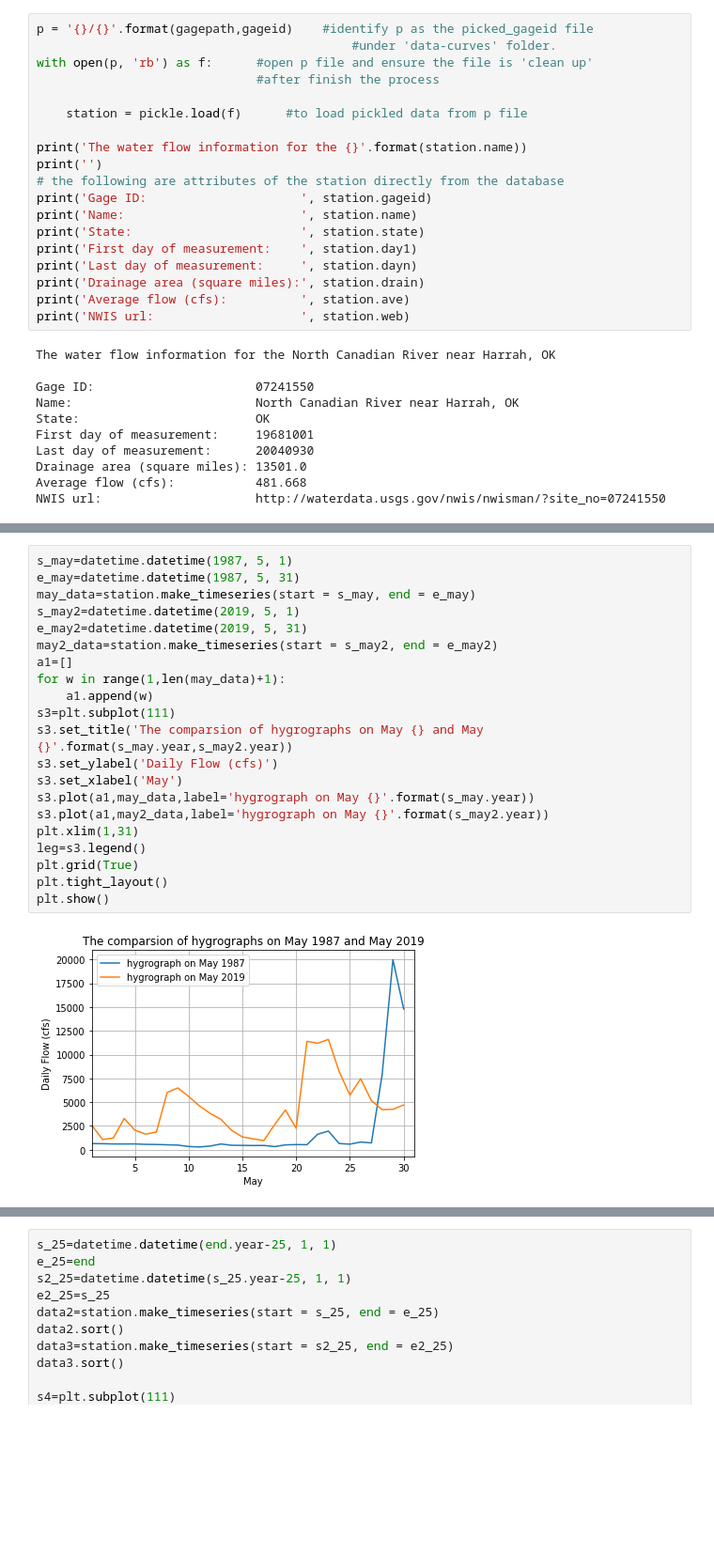
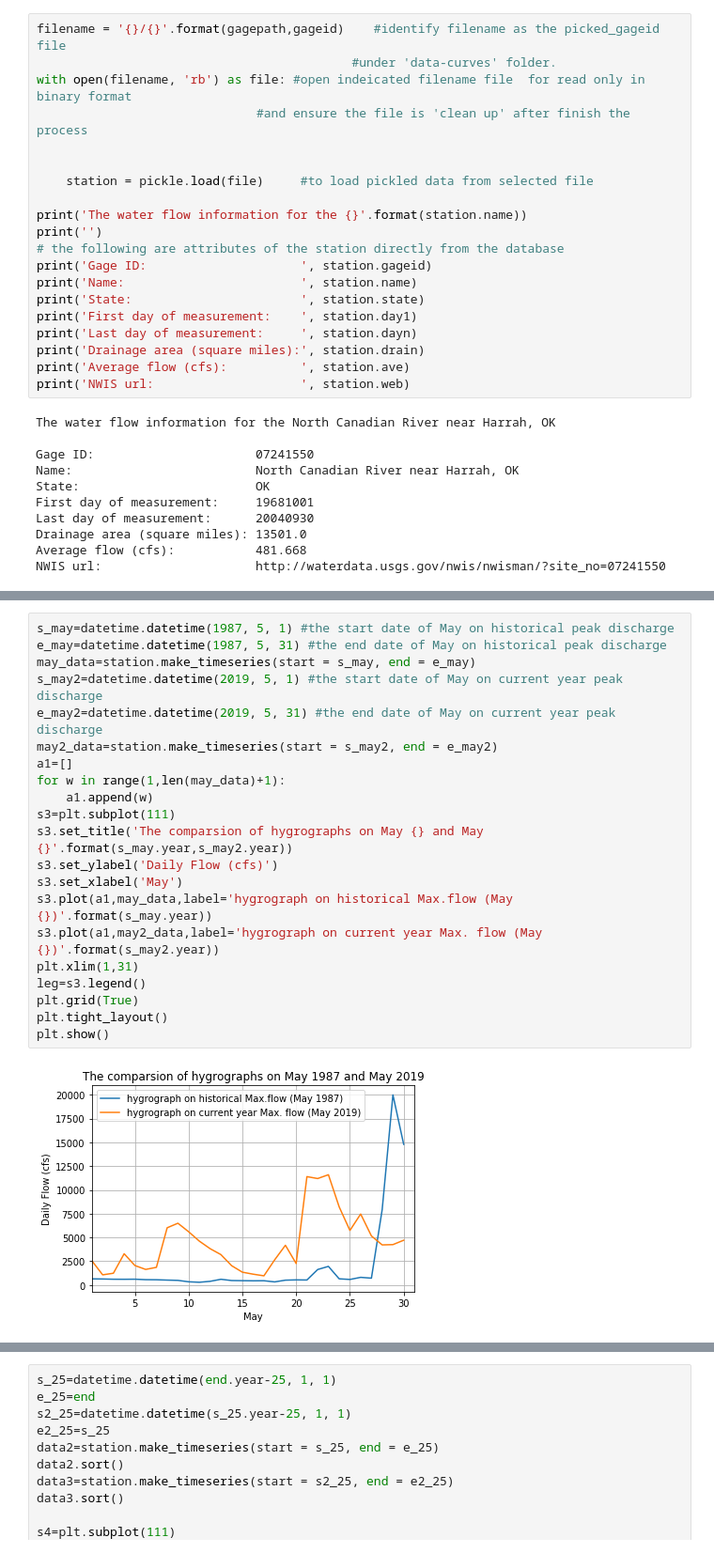
Before and after one commit to kangfh/NWIS_downloadandAnalysis, a Jupyter notebook: North_Canadian_river_study.ipynb, the cells around one changed output, grey strips where cells are left out. Shown: that part at 94% size. Cells and saved outputs as stored; diff of their text form; blank space fills up the shorter version.

```diff
--- a/North_Canadian_river_study.ipynb
+++ b/North_Canadian_river_study.ipynb
@@ -47,10 +94,11 @@ End download
 # %%
-p = '{}/{}'.format(gagepath,gageid)    #identify p as the picked_gageid file
+filename = '{}/{}'.format(gagepath,gageid)    #identify filename as the picked_gageid file
                                            #under 'data-curves' folder.
-with open(p, 'rb') as f:      #open p file and ensure the file is 'clean up'
-                              #after finish the process
+with open(filename, 'rb') as file: #open indeicated filename file  for read only in binary format
+                              #and ensure the file is 'clean up' after finish the process
 
-    station = pickle.load(f)      #to load pickled data from p file
+
+    station = pickle.load(file)     #to load pickled data from selected file
 
 print('The water flow information for the {}'.format(station.name))
 print('')
@@ -140,23 +196,23 @@ Historical maximum flow occur at:     1987-05-29 00:00:00
 # %%
-s_may=datetime.datetime(1987, 5, 1)
-e_may=datetime.datetime(1987, 5, 31)
+s_may=datetime.datetime(1987, 5, 1) #the start date of May on historical peak discharge
+e_may=datetime.datetime(1987, 5, 31) #the end date of May on historical peak discharge
 may_data=station.make_timeseries(start = s_may, end = e_may)
-s_may2=datetime.datetime(2019, 5, 1)
-e_may2=datetime.datetime(2019, 5, 31)
+s_may2=datetime.datetime(2019, 5, 1) #the start date of May on current year peak discharge
+e_may2=datetime.datetime(2019, 5, 31) #the end date of May on current year peak discharge
 may2_data=station.make_timeseries(start = s_may2, end = e_may2)
 a1=[]
 for w in range(1,len(may_data)+1):
     a1.append(w)
 s3=plt.subplot(111)
 s3.set_title('The comparsion of hygrographs on May {} and May {}'.format(s_may.year,s_may2.year))
 s3.set_ylabel('Daily Flow (cfs)')
 s3.set_xlabel('May')
-s3.plot(a1,may_data,label='hygrograph on May {}'.format(s_may.year))
-s3.plot(a1,may2_data,label='hygrograph on May {}'.format(s_may2.year))
+s3.plot(a1,may_data,label='hygrograph on historical Max.flow (May {})'.format(s_may.year))
+s3.plot(a1,may2_data,label='hygrograph on current year Max. flow (May {})'.format(s_may2.year))
 plt.xlim(1,31)
 leg=s3.legend()
 plt.grid(True)
 plt.tight_layout()
 plt.show()
 # %% [output]
-[figure, old version]
+[figure, new version]
```
Also changed, not shown: parts of 19 cells of this notebook.
